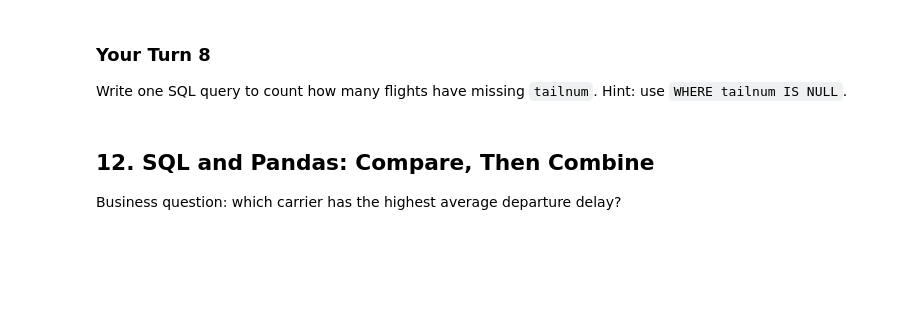
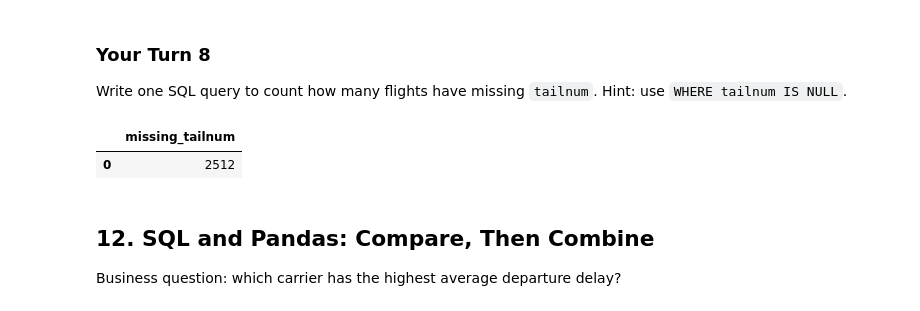
Before and after one commit to kalshaikhli/ban6003-week9-10-Karrar-Alshaikhli, a Jupyter notebook: notebooks/module9_neon_sql_fundamentals_guided_lab.ipynb, the cells around one changed output. Drawn from its saved outputs; the diff is of its cells as text; code cells hidden in the pictures; blank space fills up the shorter version.

```diff
--- a/notebooks/module9_neon_sql_fundamentals_guided_lab.ipynb
+++ b/notebooks/module9_neon_sql_fundamentals_guided_lab.ipynb
@@ -662,10 +683,15 @@ Write one SQL query to count how many flights have missing `tailnum`. Hint: use
 # %%
 # Your Turn 8
 query = """
-
+SELECT COUNT(*) AS missing_tailnum
+FROM flights
+WHERE tailnum IS NULL;
 """
 
 run_query(query, engine)
+# %% [output]
+|  | missing_tailnum |
+| 0 | 2512 |
 # %% [markdown]
 ## 12. SQL and Pandas: Compare, Then Combine
 
```
Also changed, not shown: parts of 8 cells of this notebook.
